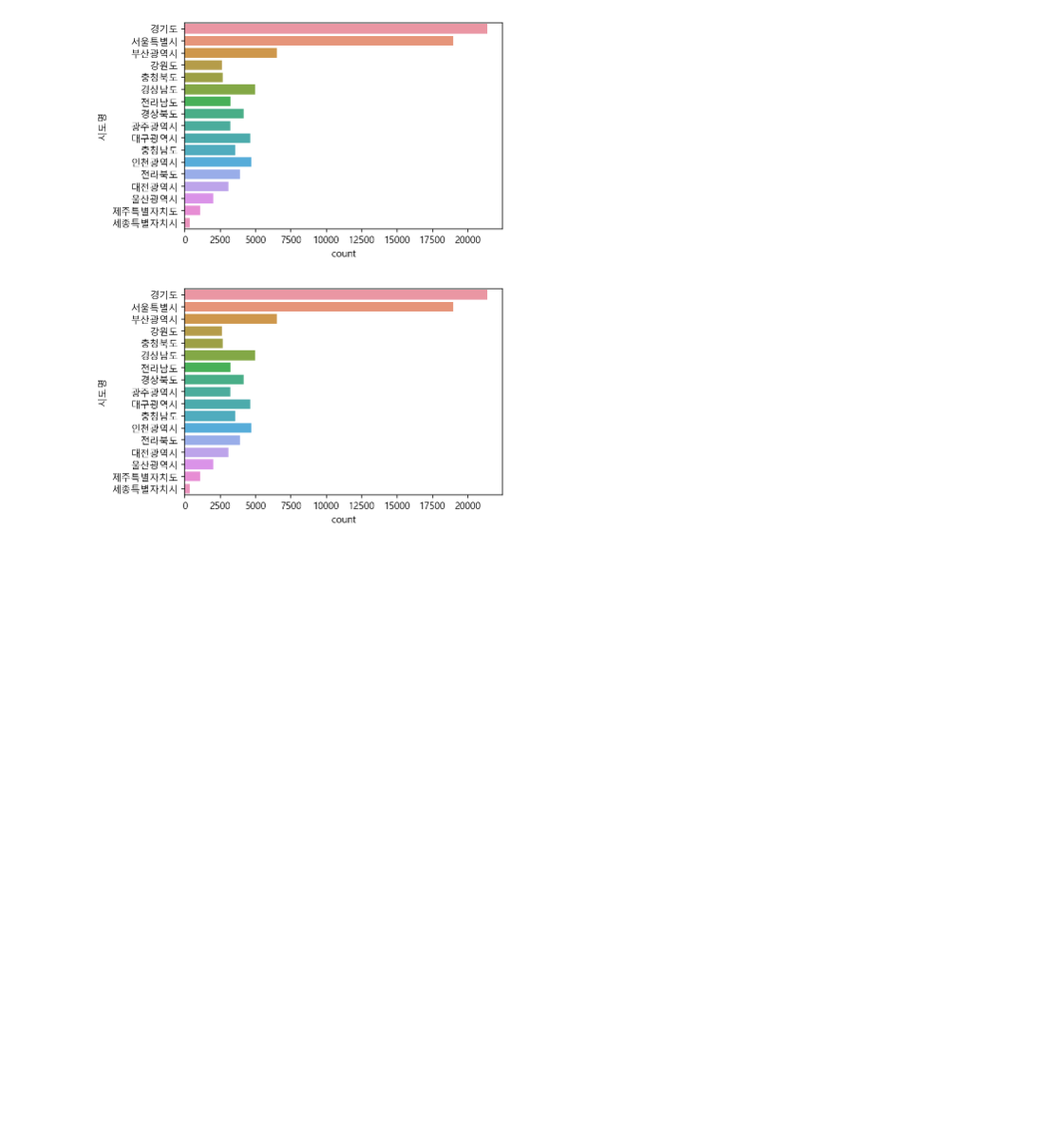
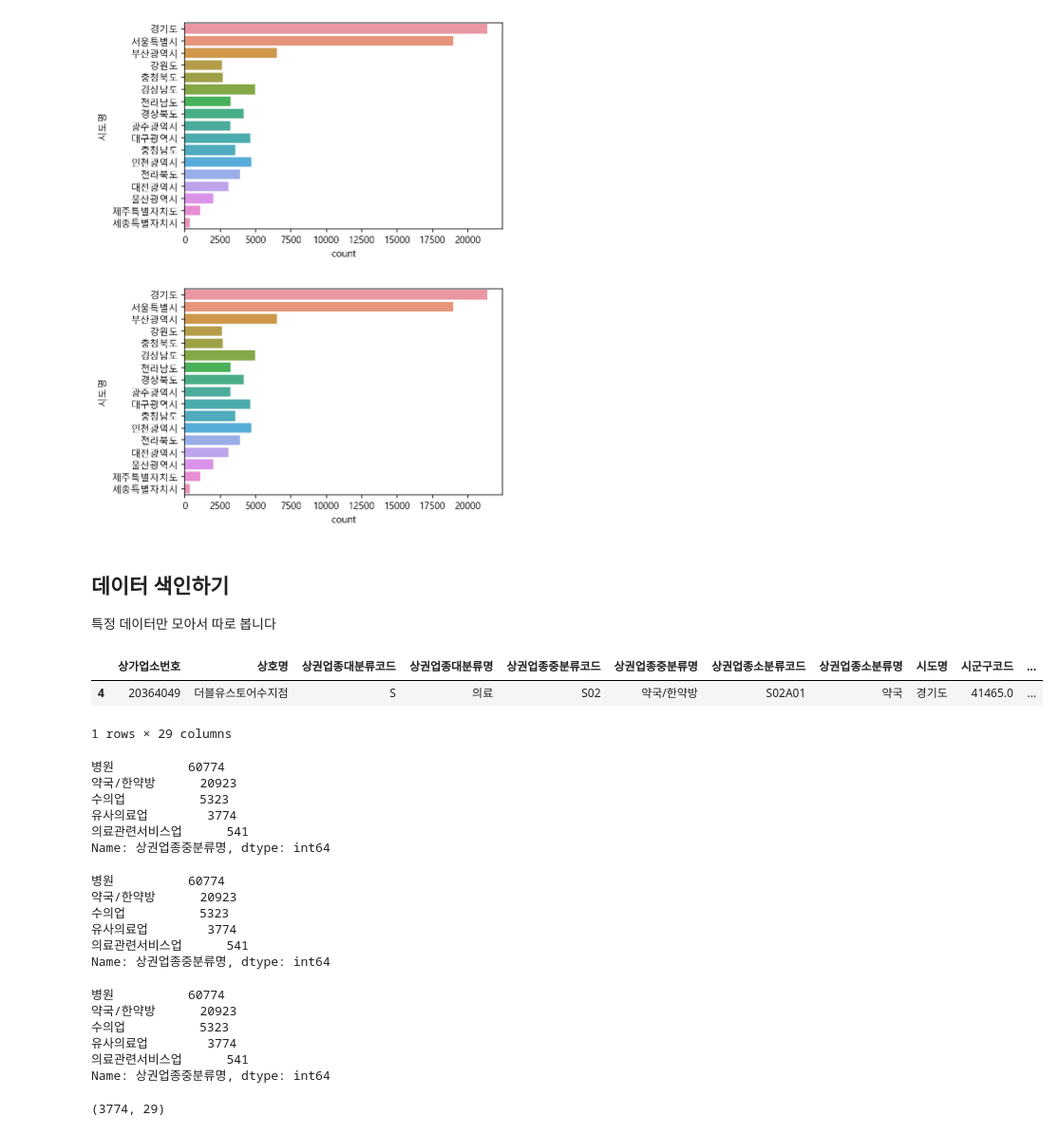
Before and after one commit to tree698/Data-Science-with-Python, a Jupyter notebook: 1. Data Analysis-Commercial Area Information in Seoul/Data Analysis.ipynb, the cells around one changed output. Shown at 95% size. Cells and saved outputs as stored; diff of their text form; code cells hidden in the pictures; blank space fills up the shorter version.

```diff
--- a/1. Data Analysis-Commercial Area Information in Seoul/Data Analysis.ipynb
+++ b/1. Data Analysis-Commercial Area Information in Seoul/Data Analysis.ipynb
@@ -521,3 +521,62 @@ sns.countplot(data=df, y="시도명")
 c = sns.countplot(data=df, y="시도명")
 # %% [output]
 [figure]
+# %% [markdown]
+## 데이터 색인하기
+특정 데이터만 모아서 따로 봅니다
+# %%
+#  상권업종중분류명이 약국/한약방인 데이터만 가져와서
+#  df_medical 이라는 변수에 담아 봅니다
+#  그리고 head()를 통해 미리 보기를 합니다.
+# copy를 해서 사용해야 원본이 바뀌지 않는다
+
+df_medical = df[df["상권업종중분류명"] == "약국/한약방"].copy()
+df_medical.head(1)
+# %% [output]
+|  | 상가업소번호 | 상호명 | 상권업종대분류코드 | 상권업종대분류명 | 상권업종중분류코드 | 상권업종중분류명 | 상권업종소분류코드 | 상권업종소분류명 | 시도명 | 시군구코드 | ... |
+| 4 | 20364049 | 더블유스토어수지점 | S | 의료 | S02 | 약국/한약방 | S02A01 | 약국 | 경기도 | 41465.0 | ... |
+1 rows × 29 columns
+# %%
+#  상권업종대분류명 에서 의료만 가져옵니다
+# df.loc 를 사용하면 행, 열을 함께 가져올 수 있습니다
+# 이 기능을 통해 상권업종중분류명 만 가져옵니다.
+# 가져온 결과를 value_counts 를 통해 중분류의 개수를 세어 봅니다.
+
+df[df["상권업종대분류명"] == "의료"]["상권업종중분류명"].value_counts()
+# %% [output]
+병원          60774
+약국/한약방      20923
+수의업          5323
+유사의료업        3774
+의료관련서비스업      541
+Name: 상권업종중분류명, dtype: int64
+# %%
+# 위와 똑같은 기능을 수행하는 코드입니다.
+# df.loc 를 사용하면 행, 열을 함께 가져올 수 있습니다
+# 아래와 같이 한줄로 표현할 수도 있습니다.
+
+df.loc[df["상권업종대분류명"] == "의료", "상권업종중분류명"].value_counts()
+# %% [output]
+병원          60774
+약국/한약방      20923
+수의업          5323
+유사의료업        3774
+의료관련서비스업      541
+Name: 상권업종중분류명, dtype: int64
+# %%
+m = df["상권업종대분류명"] == "의료"
+df.loc[m, "상권업종중분류명"].value_counts()
+# %% [output]
+병원          60774
+약국/한약방      20923
+수의업          5323
+유사의료업        3774
+의료관련서비스업      541
+Name: 상권업종중분류명, dtype: int64
+# %%
+#  유사의료업만 따로 모아봅니다
+
+df_medi = df[df["상권업종중분류명"] == "유사의료업"]
+df_medi.shape
+# %% [output]
+(3774, 29)
```
Also changed, not shown: parts of 4 cells of this notebook.
